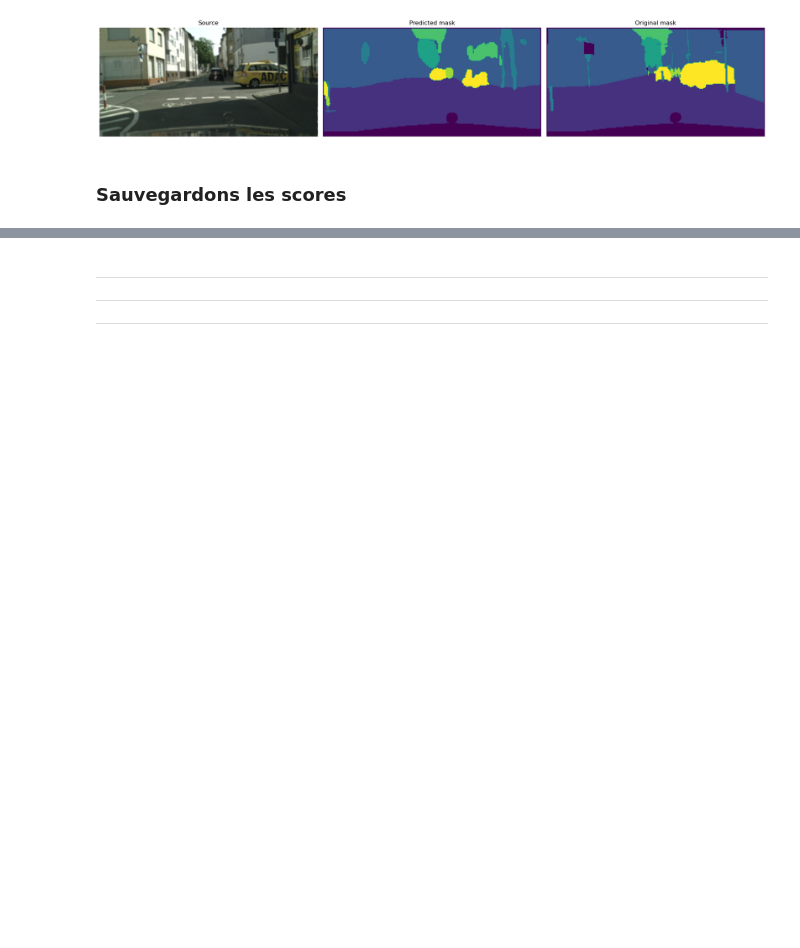
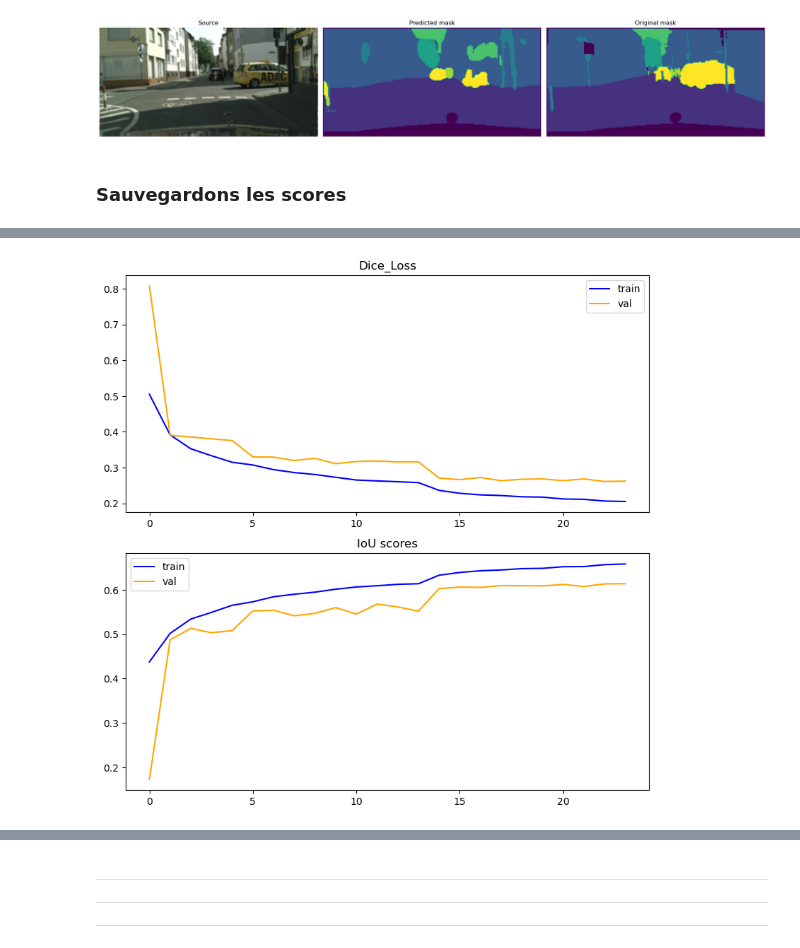
Before and after one commit to Valkea/OC_AI_08, a Jupyter notebook: 03_Spot_checking_models.ipynb, the cells around one changed output, grey strips where cells are left out. Cells and saved outputs as stored; diff of their text form; code cells hidden in the pictures; blank space fills up the shorter version.

Commit message:
feature: new model using a weighted Dice loss function

```diff
--- a/03_Spot_checking_models.ipynb
+++ b/03_Spot_checking_models.ipynb
@@ -943,0 +972,22 @@ scorer.show_scores()
+# %%
+# 0 = void
+# 1 = flat
+# 2 = construction
+# 3 = object
+# 4 = nature
+# 5 = sky
+# 6 = human
+# 7 = vehicules
+
+class_w = np.array([0.5,1,1,1,0.5,0.5,2,2])
+
+f_opti = keras.optimizers.Adam(learning_rate=0.0005)
+f_loss = sm.losses.DiceLoss(class_weights=class_w)
+f_metrics = [sm.metrics.iou_score, sm.metrics.f1_score]
+
+model = get_model_ref((128,256), 8)
+model.compile(
+    optimizer=f_opti,
+    loss=f_loss,
+    metrics=f_metrics,
+)
@@ -943,0 +996,12 @@ scorer.show_scores()
+# %%
+model_name = "U-Net_baseline_with_data_augmentation_2_diceLossWeighted"
+t0 = time.perf_counter()
+history = model.fit(
+    train_ds,
+    validation_data=valid_ds,
+    epochs=100,
+    batch_size=batch_size,
+    callbacks=init_callbacks(model_name),
+    # validation_split=0.2
+)
+training_time = time.perf_counter() - t0
@@ -943,0 +1026,4 @@ scorer.show_scores()
+# %%
+summarize_diagnostics(history)
+# %% [output]
+[figure, added]
```
Also changed, not shown: parts of 15 cells of this notebook, 4 other files.
